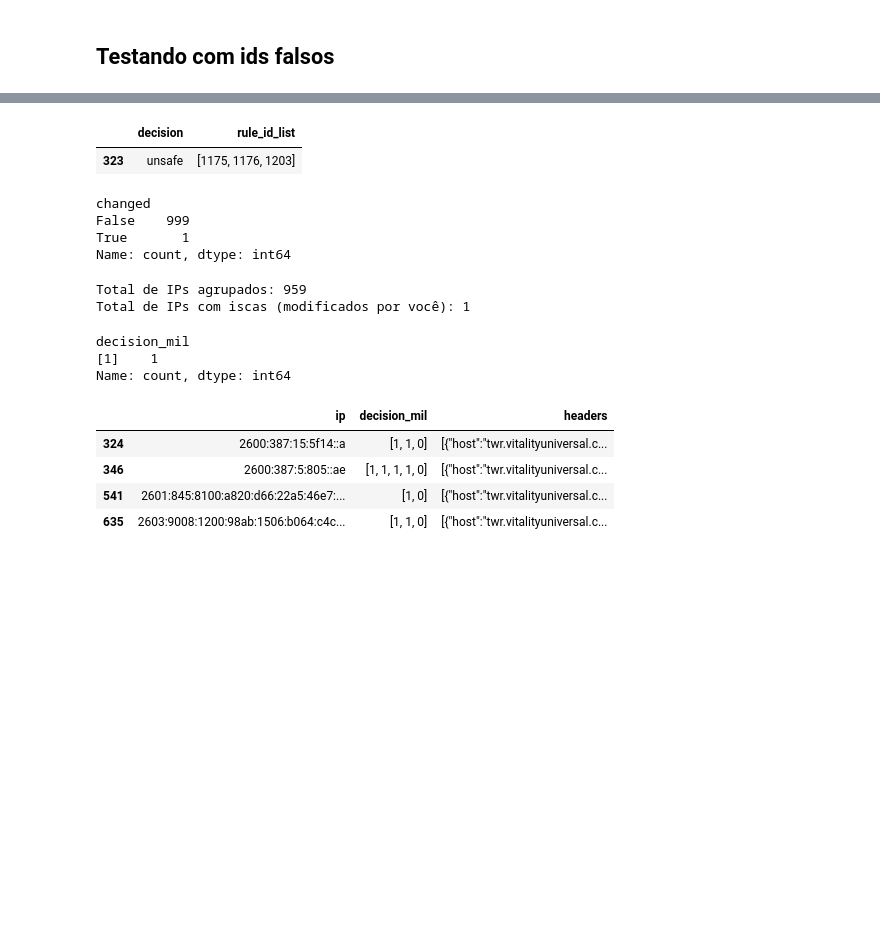
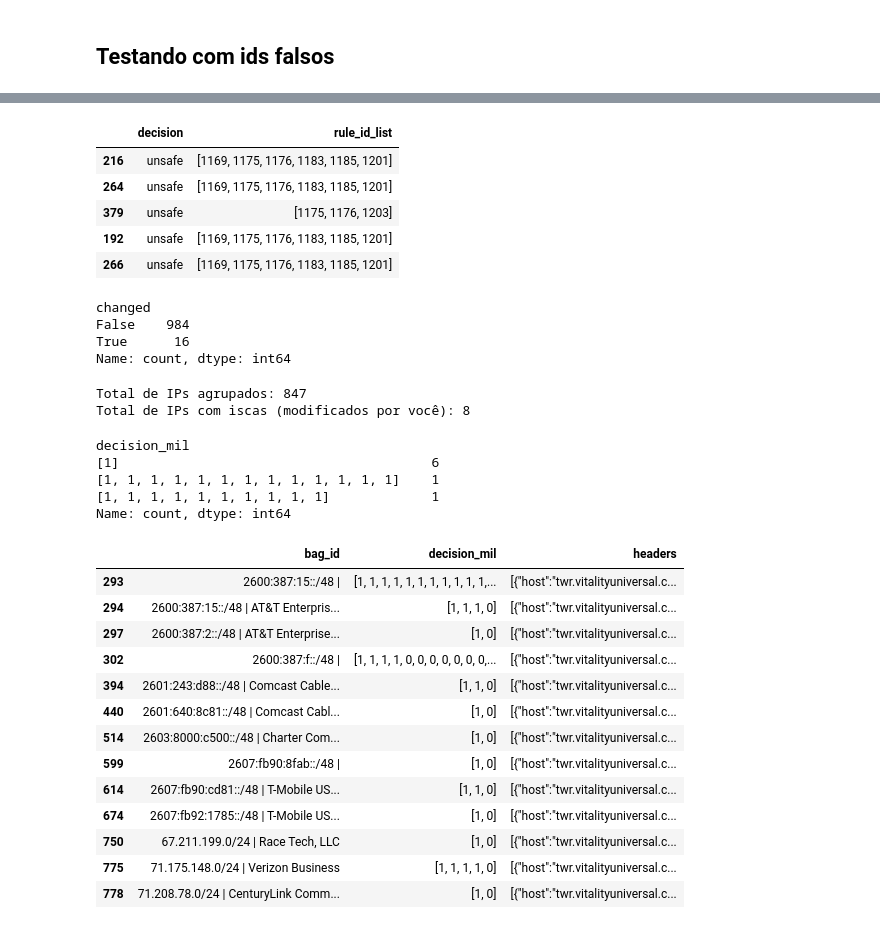
Before and after one commit to camillemotajf/MIL, a Jupyter notebook: teste.ipynb, the cells around one changed output, grey strips where cells are left out. Cells and saved outputs as stored; diff of their text form; code cells hidden in the pictures; blank space fills up the shorter version.

```diff
--- a/teste.ipynb
+++ b/teste.ipynb
@@ -125,3 +214,16 @@ df = pd.DataFrame(results)
+# %%
+import ipaddress
+
+
+def extract_ip_stack(ip_string):
+      try:
+            ip = ipaddress.ip_address(ip_string)
+            if ip.version == 4:
+                  return str(ipaddress.ip_network(f"{ip_string}/24", strict=False))
+            elif ip.version == 6:
+                  return str(ipaddress.ip_network(f"{ip_string}/48", strict=False))
+      except ValueError:
+            return "ip_invalido"
 # %%
 from asyncio.log import logger
 from attention_based import MILBagDatasetLogical
@@ -145,15 +247,33 @@ try:
 except FileNotFoundError:
       print(f"Error: Embedding model not found at {model_path_ft}")
 
-embeddings_matrix, texts = EmbeddingService.process_and_encode(df)
+df["ip_block"] = df["ip"].apply(extract_ip_stack)
+df["ip_api_isp"] = df["ip_api_isp"].fillna("ip_unknow")
+#3 bag id -> utilizando pelo MIL Dataset para agrupar
+df["bag_id"] = df["ip_block"] + " | " + df["ip_api_isp"]
 
 embeddings_matrix, texts = EmbeddingService.process_and_encode(df)
+df["embedding"] = list(embeddings_matrix)
+
+logger.info("Agrupando requisições em Bags por Endereço IP...")
+bags_df = df.groupby("bag_id").agg({
+      "embedding": list,
+      "decision_mil": list,
+      "ip": list
+}).reset_index()
+
+bags_df["bag_label"] = bags_df["decision_mil"].apply(lambda labels: 1.0 if 1 in labels else 0.0)
+
+logger.info(f"Total de IPs (Bags) formados: {len(bags_df)}")
+
+logger.info("Dividindo Bags em treino (80%) e teste (20%)...")
 
 df["embedding"] = list(embeddings_matrix)
 
+
 logger.info(f"Agrupando {len(df)} requisições por IPs únicos...")
 
-bags_df = df.groupby("ip").agg({
+bags_df = df.groupby("bag_id").agg({
       "embedding": list,
       "decision_mil": list
 }).reset_index()
@@ -303,7 +423,7 @@ rule_id_list
 Name: count, dtype: int64
 # %%
 idx_com_1170 = df[
-    df["rule_id_list"].apply(lambda x: isinstance(x, list) and 1175 in x)
+    df["rule_id_list"].apply(lambda x: isinstance(x, list) and 1170 in x)
 ].index
 
 percentual = 0.3
@@ -317,7 +437,11 @@ df.loc[idx_sorteados, "decision"] = "unsafe"
 df.loc[idx_sorteados, ["decision", "rule_id_list"]].head()
 # %% [output]
 |  | decision | rule_id_list |
-| 323 | unsafe | [1175, 1176, 1203] |
+| 216 | unsafe | [1169, 1175, 1176, 1183, 1185, 1201] |
+| 264 | unsafe | [1169, 1175, 1176, 1183, 1185, 1201] |
+| 379 | unsafe | [1175, 1176, 1203] |
+| 192 | unsafe | [1169, 1175, 1176, 1183, 1185, 1201] |
+| 266 | unsafe | [1169, 1175, 1176, 1183, 1185, 1201] |
 # %%
 import numpy as np
 
@@ -326,11 +450,11 @@ df.loc[idx_sorteados, "changed"] = True
 df["changed"].value_counts()
 # %% [output]
 changed
-False    999
-True       1
+False    984
+True      16
 Name: count, dtype: int64
 # %%
-bags_df_test = df.groupby("ip").agg({
+bags_df_test = df.groupby("bag_id").agg({
     "embedding": list,
     "decision_mil": list,
     "changed": list,
@@ -342,24 +466,35 @@ bags_df_test["tem_isca"] = bags_df_test["changed"].apply(lambda lista: True in l
 print(f"Total de IPs agrupados: {len(bags_df_test)}")
 print(f"Total de IPs com iscas (modificados por você): {bags_df_test['tem_isca'].sum()}")
 # %% [output]
-Total de IPs agrupados: 959
-Total de IPs com iscas (modificados por você): 1
+Total de IPs agrupados: 847
+Total de IPs com iscas (modificados por você): 8
 # %%
 bags_df_test[bags_df_test["tem_isca"] == True]["decision_mil"].value_counts()
 # %% [output]
 decision_mil
-[1]    1
+[1]                                        6
+[1, 1, 1, 1, 1, 1, 1, 1, 1, 1, 1, 1, 1]    1
+[1, 1, 1, 1, 1, 1, 1, 1, 1, 1]             1
 Name: count, dtype: int64
 # %%
 filtro_mistas = bags_df_test["decision_mil"].apply(lambda lista: (1 in lista) and (0 in lista))
 bags_mistas = bags_df_test[filtro_mistas]
-display(bags_mistas[["ip", "decision_mil", "headers"]])
+display(bags_mistas[["bag_id", "decision_mil", "headers"]])
 # %% [output]
-|  | ip | decision_mil | headers |
-| 324 | 2600:387:15:5f14::a | [1, 1, 0] | [{"host":"twr.vitalityuniversal.c... |
-| 346 | 2600:387:5:805::ae | [1, 1, 1, 1, 0] | [{"host":"twr.vitalityuniversal.c... |
-| 541 | 2601:845:8100:a820:d66:22a5:46e7:... | [1, 0] | [{"host":"twr.vitalityuniversal.c... |
-| 635 | 2603:9008:1200:98ab:1506:b064:c4c... | [1, 1, 0] | [{"host":"twr.vitalityuniversal.c... |
+|  | bag_id | decision_mil | headers |
+| 293 | 2600:387:15::/48 | | [1, 1, 1, 1, 1, 1, 1, 1, 1, 1, 1,... | [{"host":"twr.vitalityuniversal.c... |
+| 294 | 2600:387:15::/48 | AT&T Enterpris... | [1, 1, 1, 0] | [{"host":"twr.vitalityuniversal.c... |
+| 297 | 2600:387:2::/48 | AT&T Enterprise... | [1, 0] | [{"host":"twr.vitalityuniversal.c... |
+| 302 | 2600:387:f::/48 | | [1, 1, 1, 1, 0, 0, 0, 0, 0, 0, 0,... | [{"host":"twr.vitalityuniversal.c... |
+| 394 | 2601:243:d88::/48 | Comcast Cable... | [1, 1, 0] | [{"host":"twr.vitalityuniversal.c... |
+| 440 | 2601:640:8c81::/48 | Comcast Cabl... | [1, 0] | [{"host":"twr.vitalityuniversal.c... |
+| 514 | 2603:8000:c500::/48 | Charter Com... | [1, 0] | [{"host":"twr.vitalityuniversal.c... |
+| 599 | 2607:fb90:8fab::/48 | | [1, 0] | [{"host":"twr.vitalityuniversal.c... |
+| 614 | 2607:fb90:cd81::/48 | T-Mobile US... | [1, 1, 0] | [{"host":"twr.vitalityuniversal.c... |
+| 674 | 2607:fb92:1785::/48 | T-Mobile US... | [1, 0] | [{"host":"twr.vitalityuniversal.c... |
+| 750 | 67.211.199.0/24 | Race Tech, LLC | [1, 0] | [{"host":"twr.vitalityuniversal.c... |
+| 775 | 71.175.148.0/24 | Verizon Business | [1, 1, 1, 1, 0] | [{"host":"twr.vitalityuniversal.c... |
+| 778 | 71.208.78.0/24 | CenturyLink Comm... | [1, 0] | [{"host":"twr.vitalityuniversal.c... |
 # %%
 analise = bags_mistas.iloc[0]["headers"]
 
```
Also changed, not shown: parts of 15 cells of this notebook, 10 other files.
